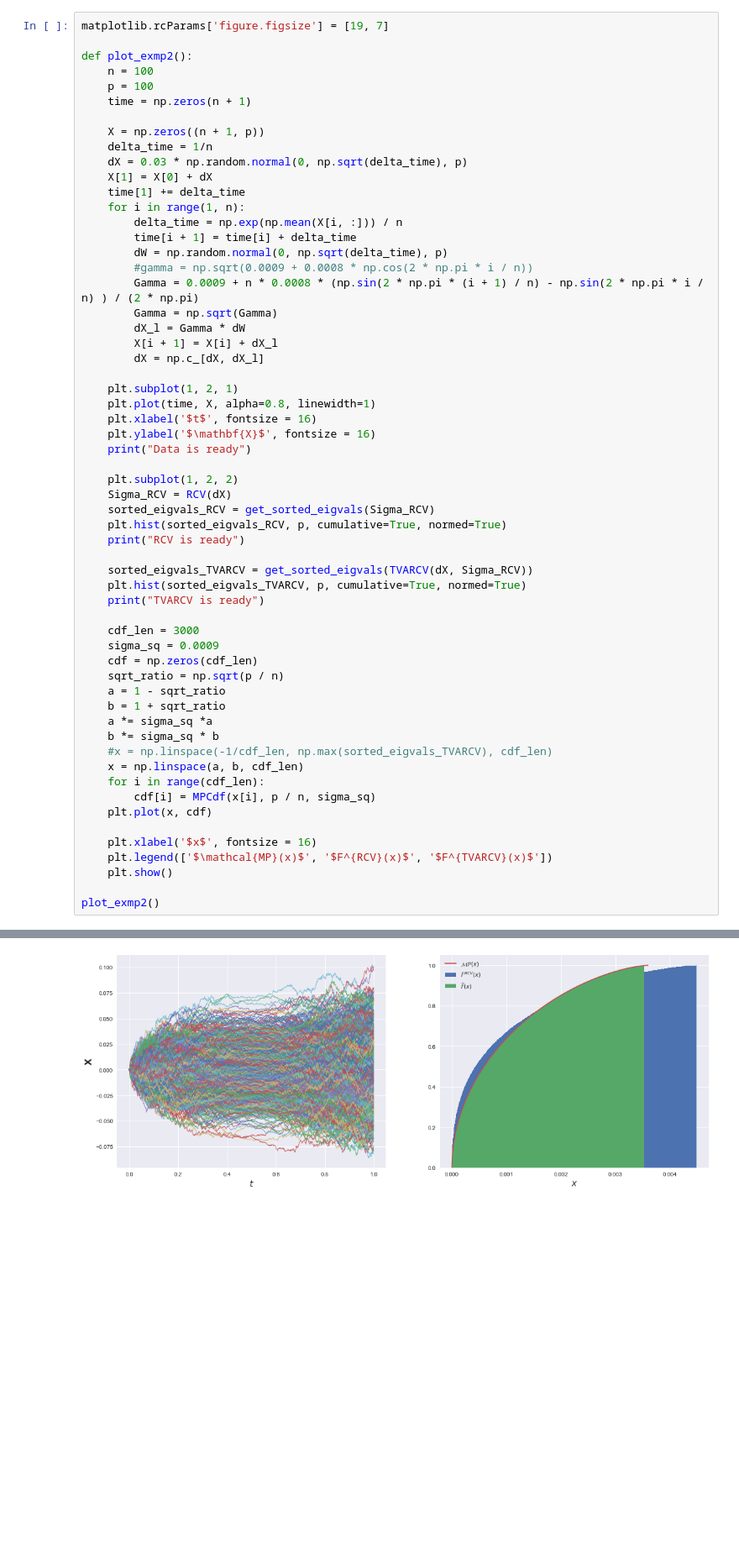
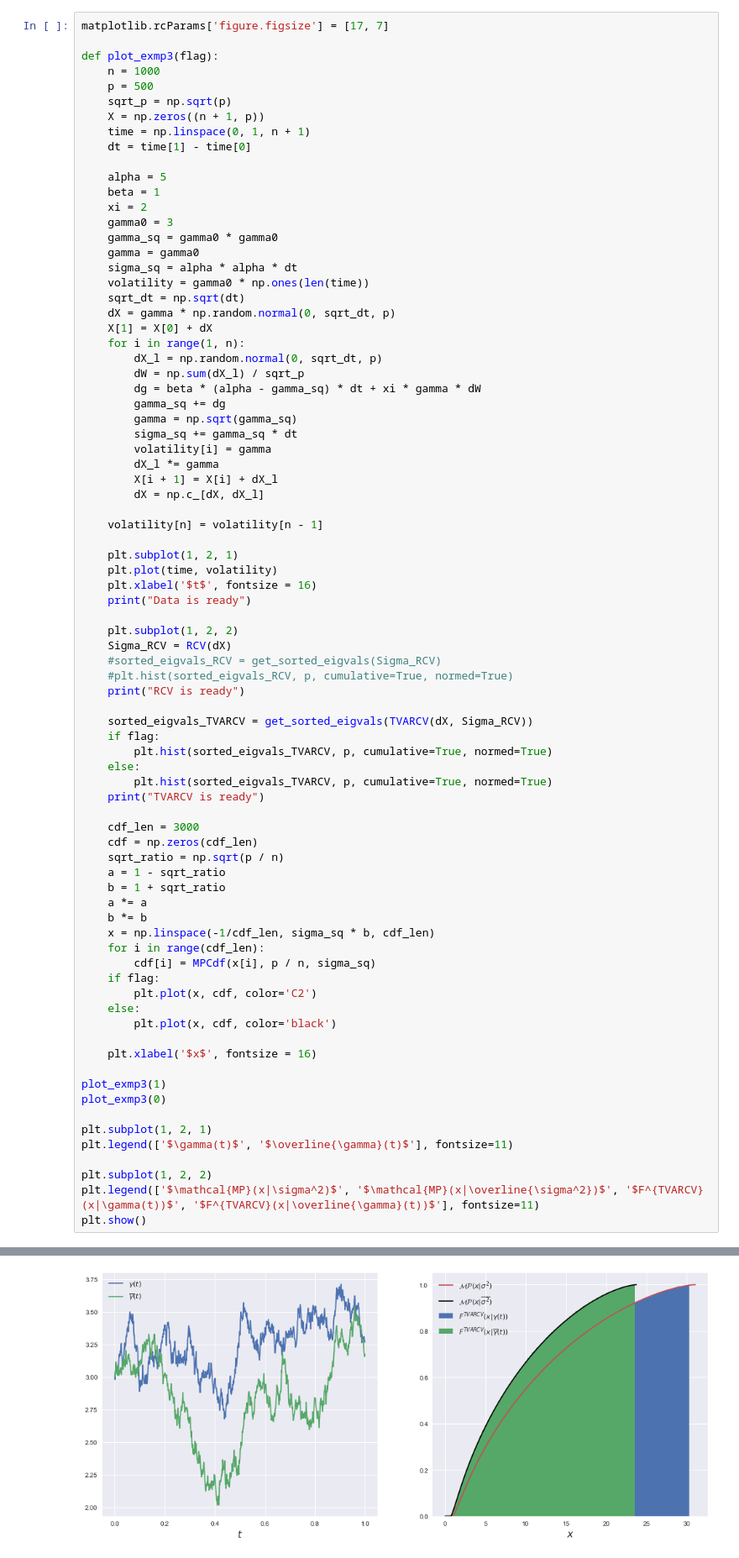
Before and after one commit to wolkym/CAU, a Jupyter notebook: Diploma/Simulation/Simulation.ipynb, the cells around one changed output, grey strips where cells are left out. Shown at 84% size. Saved outputs shown, nothing was run; the diff lists cells and outputs as text; blank space fills up the shorter version.

```diff
--- a/Diploma/Simulation/Simulation.ipynb
+++ b/Diploma/Simulation/Simulation.ipynb
@@ -170,62 +257,83 @@ plot_exmp1()
 # %%
-matplotlib.rcParams['figure.figsize'] = [19, 7]
+matplotlib.rcParams['figure.figsize'] = [17, 7]
 
-def plot_exmp2():
-    n = 100
-    p = 100
-    time = np.zeros(n + 1)
+def plot_exmp3(flag):
+    n = 1000
+    p = 500
+    sqrt_p = np.sqrt(p)
+    X = np.zeros((n + 1, p))
+    time = np.linspace(0, 1, n + 1)
+    dt = time[1] - time[0]
 
-    X = np.zeros((n + 1, p))
-    delta_time = 1/n
-    dX = 0.03 * np.random.normal(0, np.sqrt(delta_time), p)
+    alpha = 5
+    beta = 1
+    xi = 2
+    gamma0 = 3
+    gamma_sq = gamma0 * gamma0
+    gamma = gamma0
+    sigma_sq = alpha * alpha * dt
+    volatility = gamma0 * np.ones(len(time))
+    sqrt_dt = np.sqrt(dt)
+    dX = gamma * np.random.normal(0, sqrt_dt, p)
     X[1] = X[0] + dX
-    time[1] += delta_time
     for i in range(1, n):
-        delta_time = np.exp(np.mean(X[i, :])) / n
-        time[i + 1] = time[i] + delta_time
-        dW = np.random.normal(0, np.sqrt(delta_time), p)
-        #gamma = np.sqrt(0.0009 + 0.0008 * np.cos(2 * np.pi * i / n))
-        Gamma = 0.0009 + n * 0.0008 * (np.sin(2 * np.pi * (i + 1) / n) - np.sin(2 * np.pi * i / n) ) / (2 * np.pi)
-        Gamma = np.sqrt(Gamma)
-        dX_l = Gamma * dW
+        dX_l = np.random.normal(0, sqrt_dt, p)
+        dW = np.sum(dX_l) / sqrt_p
+        dg = beta * (alpha - gamma_sq) * dt + xi * gamma * dW
+        gamma_sq += dg
+        gamma = np.sqrt(gamma_sq)
+        sigma_sq += gamma_sq * dt
+        volatility[i] = gamma
+        dX_l *= gamma
         X[i + 1] = X[i] + dX_l
         dX = np.c_[dX, dX_l]
 
+    volatility[n] = volatility[n - 1]
+
     plt.subplot(1, 2, 1)
-    plt.plot(time, X, alpha=0.8, linewidth=1)
+    plt.plot(time, volatility)
     plt.xlabel('$t$', fontsize = 16)
-    plt.ylabel('$\mathbf{X}$', fontsize = 16)
     print("Data is ready")
 
     plt.subplot(1, 2, 2)
     Sigma_RCV = RCV(dX)
-    sorted_eigvals_RCV = get_sorted_eigvals(Sigma_RCV)
-    plt.hist(sorted_eigvals_RCV, p, cumulative=True, normed=True)
+    #sorted_eigvals_RCV = get_sorted_eigvals(Sigma_RCV)
+    #plt.hist(sorted_eigvals_RCV, p, cumulative=True, normed=True)
     print("RCV is ready")
 
     sorted_eigvals_TVARCV = get_sorted_eigvals(TVARCV(dX, Sigma_RCV))
-    plt.hist(sorted_eigvals_TVARCV, p, cumulative=True, normed=True)
+    if flag:
+        plt.hist(sorted_eigvals_TVARCV, p, cumulative=True, normed=True)
+    else:
+        plt.hist(sorted_eigvals_TVARCV, p, cumulative=True, normed=True)
     print("TVARCV is ready")
 
     cdf_len = 3000
-    sigma_sq = 0.0009
     cdf = np.zeros(cdf_len)
     sqrt_ratio = np.sqrt(p / n)
     a = 1 - sqrt_ratio
     b = 1 + sqrt_ratio
-    a *= sigma_sq *a
-    b *= sigma_sq * b
-    #x = np.linspace(-1/cdf_len, np.max(sorted_eigvals_TVARCV), cdf_len)
-    x = np.linspace(a, b, cdf_len)
+    a *= a
+    b *= b
+    x = np.linspace(-1/cdf_len, sigma_sq * b, cdf_len)
     for i in range(cdf_len):
         cdf[i] = MPCdf(x[i], p / n, sigma_sq)
-    plt.plot(x, cdf)
+    if flag:
+        plt.plot(x, cdf, color='C2')
+    else:
+        plt.plot(x, cdf, color='black')
 
     plt.xlabel('$x$', fontsize = 16)
-    plt.legend(['$\mathcal{MP}(x)$', '$F^{RCV}(x)$', '$F^{TVARCV}(x)$'])
-    plt.show()
 
-plot_exmp2()
+plot_exmp3(1)
+plot_exmp3(0)
+
+plt.subplot(1, 2, 1)
+plt.legend(['$\gamma(t)$', '$\overline{\gamma}(t)$'], fontsize=11)
+
+plt.subplot(1, 2, 2)
+plt.legend(['$\mathcal{MP}(x|\sigma^2)$', '$\mathcal{MP}(x|\overline{\sigma^2})$', '$F^{TVARCV}(x|\gamma(t))$', '$F^{TVARCV}(x|\overline{\gamma}(t))$'], fontsize=11)
+plt.show()
 # %% [output]
 Data is ready
 RCV is ready
@@ -233 +344 @@ TVARCV is ready
-[figure, old version]
+[figure, new version]
```
Also changed, not shown: parts of 11 cells of this notebook, 19 other files.
